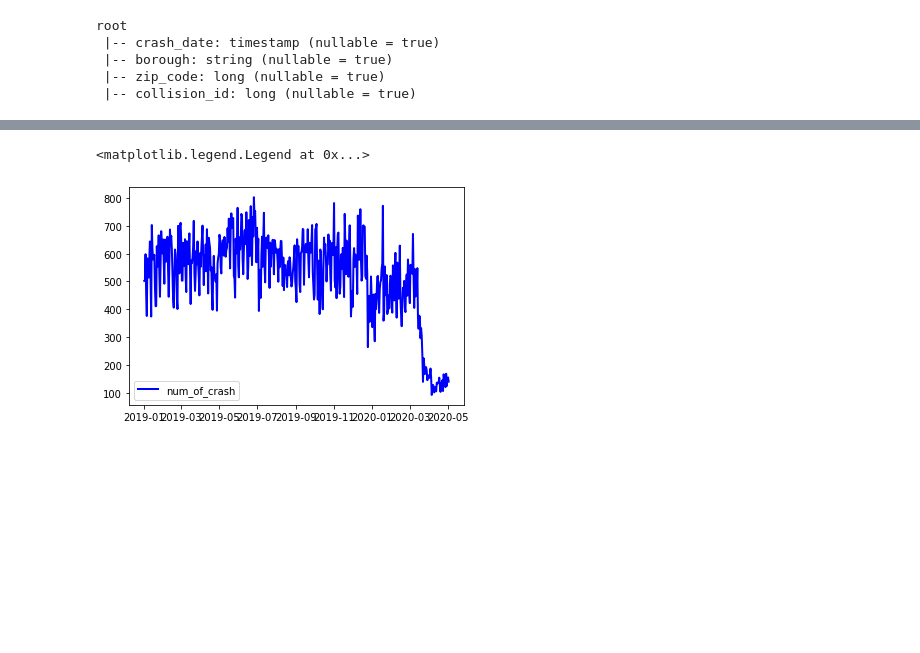
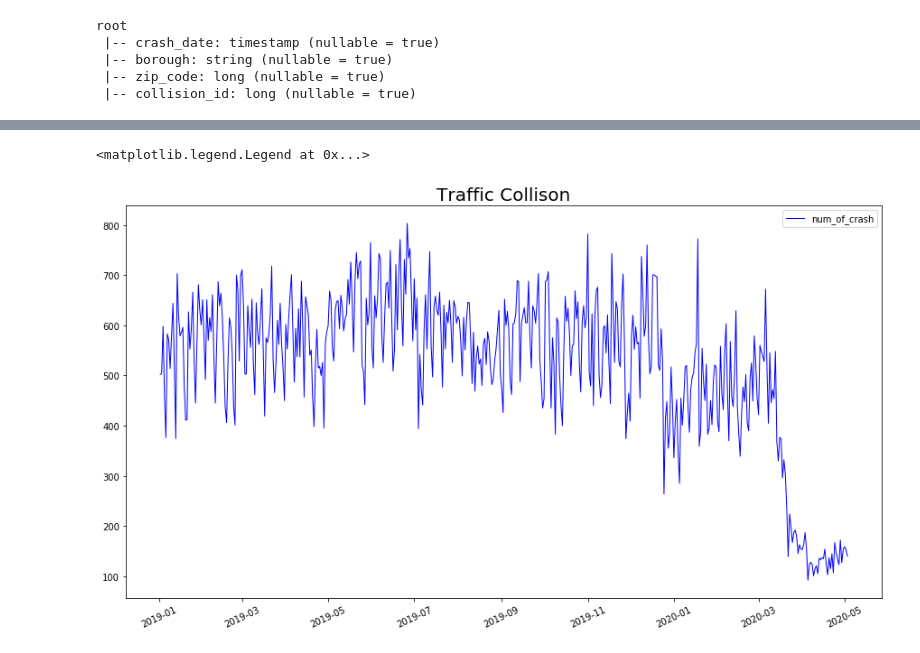
Before and after one commit to ArcZz/Nyc_Cov19_project, a Jupyter notebook: traffic_collison.ipynb, the cells around one changed output, grey strips where cells are left out. Drawn from its saved outputs; the diff is of its cells as text; code cells hidden in the pictures; blank space fills up the shorter version.

```diff
--- a/traffic_collison.ipynb
+++ b/traffic_collison.ipynb
@@ -99,15 +94,17 @@ collison_whole.show(3)
 +----------+------------+
 only showing top 3 rows
 # %%
-collison_wholepd = collison_whole.toPandas()
+collison_pd = collison_whole.toPandas()
 # %%
 import matplotlib.pyplot as plt
 from pandas.plotting import register_matplotlib_converters
 register_matplotlib_converters()
 
-plt.plot('crash_date','num_of_crash', data=collison_wholepd, marker='', color='blue', linewidth=2)
-plt.title(region.capitalize() + " COVID-19 Data", fontsize = 20)
+plt.plot('crash_date','num_of_crash', data=collison_pd, marker='', color='blue', linewidth=1)
+plt.title('Traffic Collison',fontsize = 20)
+plt.xticks( rotation=25 )
+plt.rcParams['figure.figsize'] = (10,5)
 plt.legend()
 # %% [output]
 <matplotlib.legend.Legend at 0x...>
-[figure, old version]
+[figure, new version]
```
Also changed, not shown: parts of 12 cells of this notebook, 1 other file.
